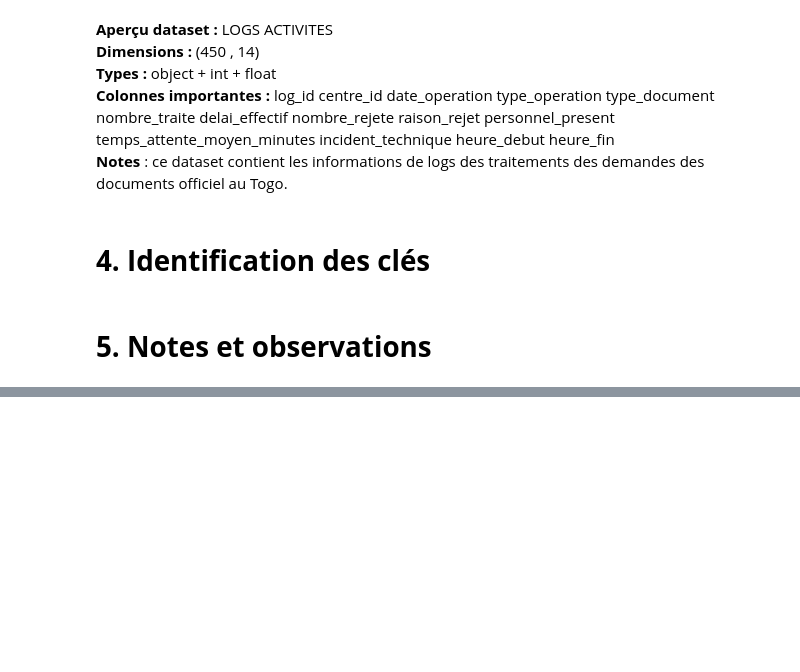
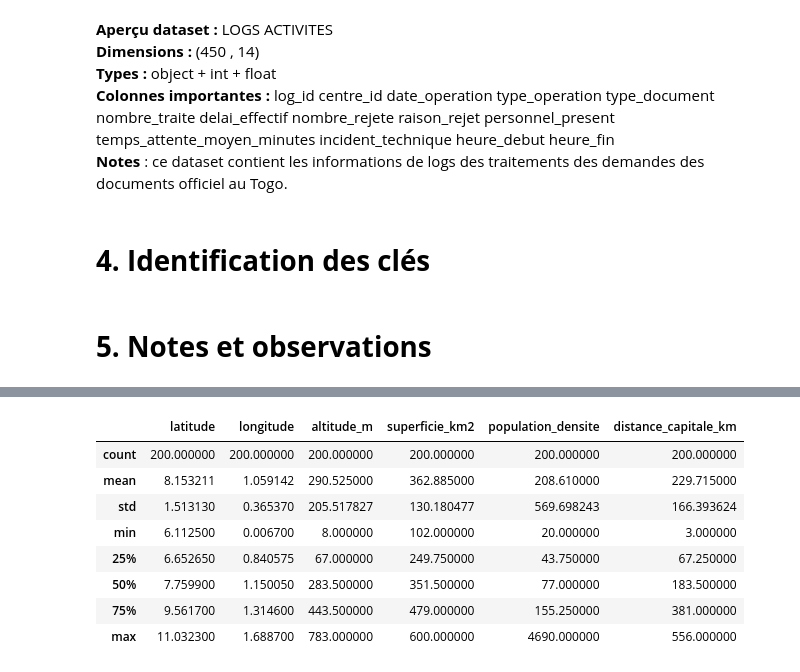
Before and after one commit to jgbedevi/test_technique_analyste, a Jupyter notebook: notebooks/Untitled.ipynb, the cells around one changed output, grey strips where cells are left out. Saved outputs shown, nothing was run; the diff lists cells and outputs as text; code cells hidden in the pictures; blank space fills up the shorter version.

```diff
--- a/notebooks/Untitled.ipynb
+++ b/notebooks/Untitled.ipynb
@@ -358,0 +545,13 @@ df_logs.head()
+# %%
+# Décrire les valeurs numériques
+df_communes.describe()
+# %% [output]
+|  | latitude | longitude | altitude_m | superficie_km2 | population_densite | distance_capitale_km |
+| count | 200.000000 | 200.000000 | 200.000000 | 200.000000 | 200.000000 | 200.000000 |
+| mean | 8.153211 | 1.059142 | 290.525000 | 362.885000 | 208.610000 | 229.715000 |
+| std | 1.513130 | 0.365370 | 205.517827 | 130.180477 | 569.698243 | 166.393624 |
+| min | 6.112500 | 0.006700 | 8.000000 | 102.000000 | 20.000000 | 3.000000 |
+| 25% | 6.652650 | 0.840575 | 67.000000 | 249.750000 | 43.750000 | 67.250000 |
+| 50% | 7.759900 | 1.150050 | 283.500000 | 351.500000 | 77.000000 | 183.500000 |
+| 75% | 9.561700 | 1.314600 | 443.500000 | 479.000000 | 155.250000 | 381.000000 |
+| max | 11.032300 | 1.688700 | 783.000000 | 600.000000 | 4690.000000 | 556.000000 |
```
Also changed, not shown: parts of 25 cells of this notebook.
